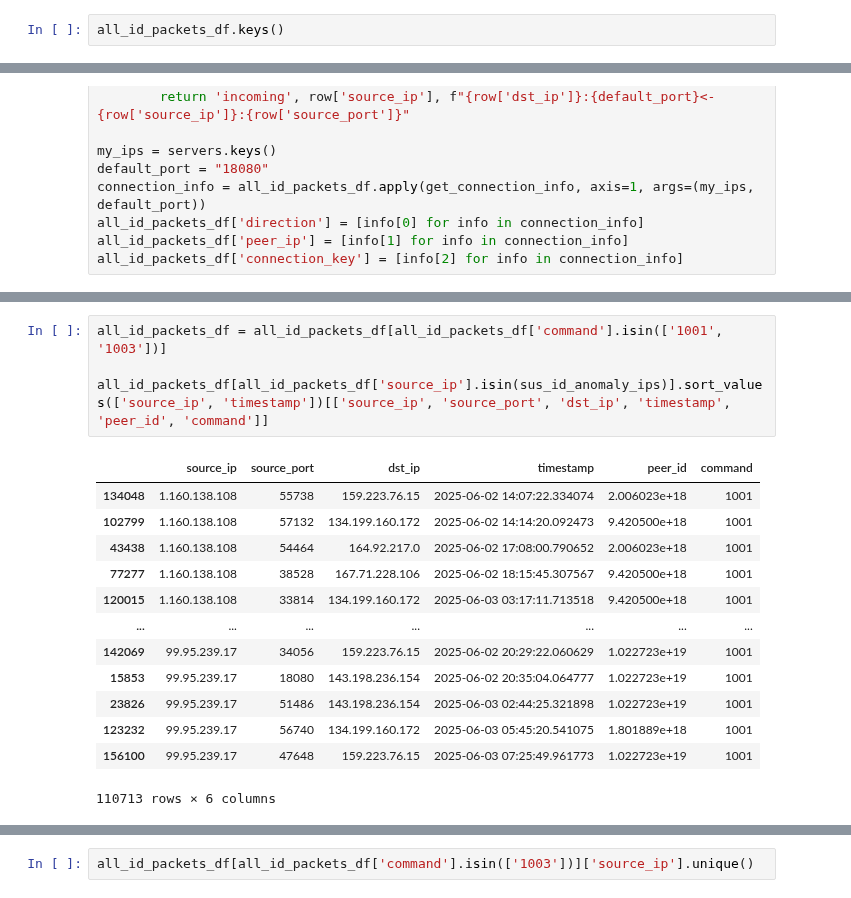
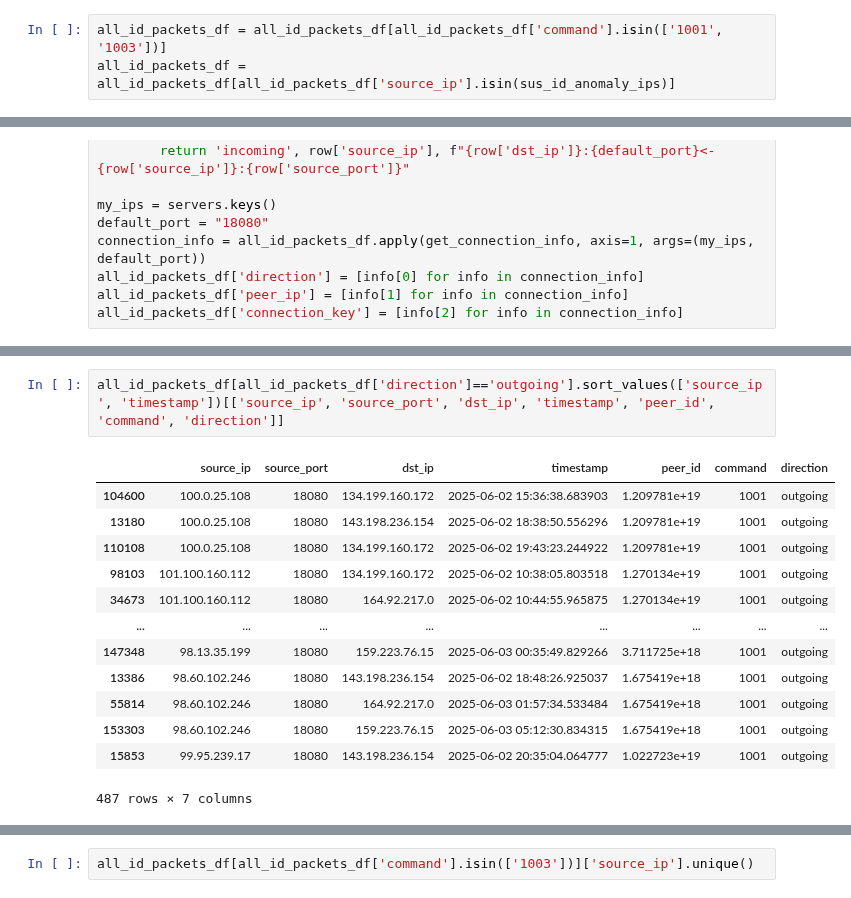
Before and after one commit to ykpyck/monero-traffic-analysis, a Jupyter notebook: final_notebook.ipynb, the cells around one changed output, grey strips where cells are left out. Cells and saved outputs as stored; diff of their text form.

```diff
--- a/final_notebook.ipynb
+++ b/final_notebook.ipynb
@@ -80,4 +80,5 @@ INFO:root:ID:IP - Cluster 3: 14 IDs map to 2 IPs
 INFO:root:ID:IP - Cluster 4: 3 IDs map to 2 IPs
 INFO:root:ID:IP - Cluster 5: 610 IDs map to 109 IPs
 # %%
-all_id_packets_df.keys()
+all_id_packets_df = all_id_packets_df[all_id_packets_df['command'].isin(['1001', '1003'])]
+all_id_packets_df = all_id_packets_df[all_id_packets_df['source_ip'].isin(sus_id_anomaly_ips)]
@@ -131,18 +123,16 @@ Length: 157207, dtype: object
 # %%
-all_id_packets_df = all_id_packets_df[all_id_packets_df['command'].isin(['1001', '1003'])]
-
-all_id_packets_df[all_id_packets_df['source_ip'].isin(sus_id_anomaly_ips)].sort_values(['source_ip', 'timestamp'])[['source_ip', 'source_port', 'dst_ip', 'timestamp', 'peer_id', 'command']]
+all_id_packets_df[all_id_packets_df['direction']=='outgoing'].sort_values(['source_ip', 'timestamp'])[['source_ip', 'source_port', 'dst_ip', 'timestamp', 'peer_id', 'command', 'direction']]
 # %% [output]
-|  | source_ip | source_port | dst_ip | timestamp | peer_id | command |
-| 134048 | 1.160.138.108 | 55738 | 159.223.76.15 | 2025-06-02 14:07:22.334074 | 2.006023e+18 | 1001 |
-| 102799 | 1.160.138.108 | 57132 | 134.199.160.172 | 2025-06-02 14:14:20.092473 | 9.420500e+18 | 1001 |
-| 43438 | 1.160.138.108 | 54464 | 164.92.217.0 | 2025-06-02 17:08:00.790652 | 2.006023e+18 | 1001 |
-| 77277 | 1.160.138.108 | 38528 | 167.71.228.106 | 2025-06-02 18:15:45.307567 | 9.420500e+18 | 1001 |
-| 120015 | 1.160.138.108 | 33814 | 134.199.160.172 | 2025-06-03 03:17:11.713518 | 9.420500e+18 | 1001 |
-| ... | ... | ... | ... | ... | ... | ... |
-| 142069 | 99.95.239.17 | 34056 | 159.223.76.15 | 2025-06-02 20:29:22.060629 | 1.022723e+19 | 1001 |
-| 15853 | 99.95.239.17 | 18080 | 143.198.236.154 | 2025-06-02 20:35:04.064777 | 1.022723e+19 | 1001 |
-| 23826 | 99.95.239.17 | 51486 | 143.198.236.154 | 2025-06-03 02:44:25.321898 | 1.022723e+19 | 1001 |
-| 123232 | 99.95.239.17 | 56740 | 134.199.160.172 | 2025-06-03 05:45:20.541075 | 1.801889e+18 | 1001 |
-| 156100 | 99.95.239.17 | 47648 | 159.223.76.15 | 2025-06-03 07:25:49.961773 | 1.022723e+19 | 1001 |
+|  | source_ip | source_port | dst_ip | timestamp | peer_id | command | direction |
+| 104600 | 100.0.25.108 | 18080 | 134.199.160.172 | 2025-06-02 15:36:38.683903 | 1.209781e+19 | 1001 | outgoing |
+| 13180 | 100.0.25.108 | 18080 | 143.198.236.154 | 2025-06-02 18:38:50.556296 | 1.209781e+19 | 1001 | outgoing |
+| 110108 | 100.0.25.108 | 18080 | 134.199.160.172 | 2025-06-02 19:43:23.244922 | 1.209781e+19 | 1001 | outgoing |
+| 98103 | 101.100.160.112 | 18080 | 134.199.160.172 | 2025-06-02 10:38:05.803518 | 1.270134e+19 | 1001 | outgoing |
+| 34673 | 101.100.160.112 | 18080 | 164.92.217.0 | 2025-06-02 10:44:55.965875 | 1.270134e+19 | 1001 | outgoing |
+| ... | ... | ... | ... | ... | ... | ... | ... |
+| 147348 | 98.13.35.199 | 18080 | 159.223.76.15 | 2025-06-03 00:35:49.829266 | 3.711725e+18 | 1001 | outgoing |
+| 13386 | 98.60.102.246 | 18080 | 143.198.236.154 | 2025-06-02 18:48:26.925037 | 1.675419e+18 | 1001 | outgoing |
+| 55814 | 98.60.102.246 | 18080 | 164.92.217.0 | 2025-06-03 01:57:34.533484 | 1.675419e+18 | 1001 | outgoing |
+| 153303 | 98.60.102.246 | 18080 | 159.223.76.15 | 2025-06-03 05:12:30.834315 | 1.675419e+18 | 1001 | outgoing |
+| 15853 | 99.95.239.17 | 18080 | 143.198.236.154 | 2025-06-02 20:35:04.064777 | 1.022723e+19 | 1001 | outgoing |
-110713 rows × 6 columns
+487 rows × 7 columns
```
Also changed, not shown: parts of 4 cells of this notebook.
